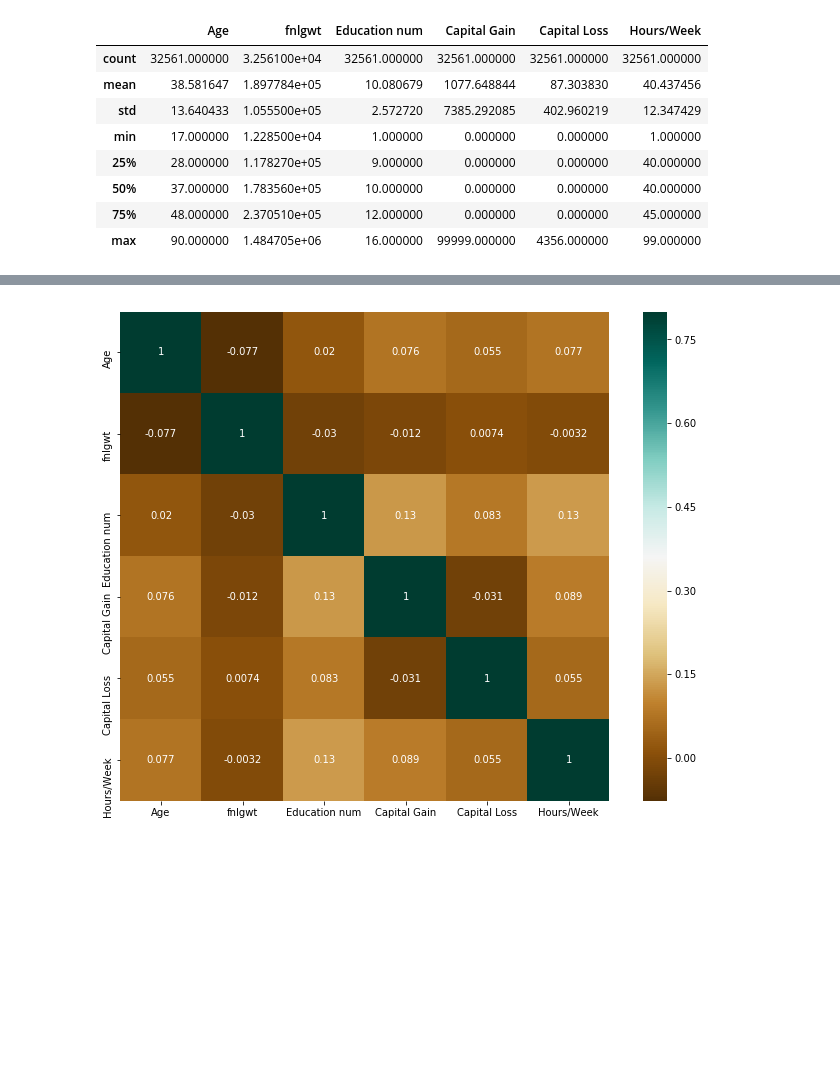
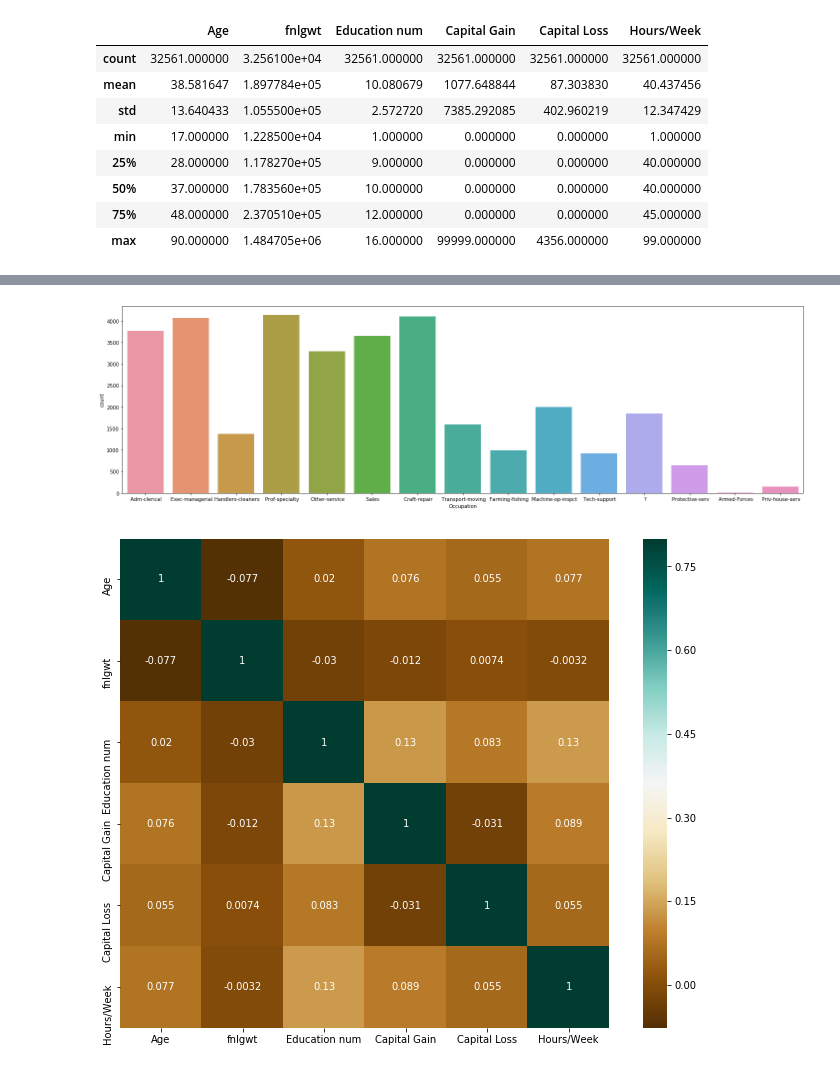
Before and after one commit to YashDeshpande1771/Adult-Income-prediction, a Jupyter notebook: DMW adult census.ipynb, the cells around one changed output, grey strips where cells are left out. Cells and saved outputs as stored; diff of their text form; code cells hidden in the pictures; blank space fills up the shorter version.

```diff
--- a/DMW adult census.ipynb
+++ b/DMW adult census.ipynb
@@ -132,3 +141,11 @@ dtype: int64
+# %%
+fig = plt.figure(figsize=(20,6))
+
+sns.countplot('Occupation', data=train)
+plt.tight_layout()
+plt.show()
+# %% [output]
+[figure, added]
 # %%
 import matplotlib.pyplot as plt
 import seaborn as sns
```
Also changed, not shown: parts of 22 cells of this notebook.
